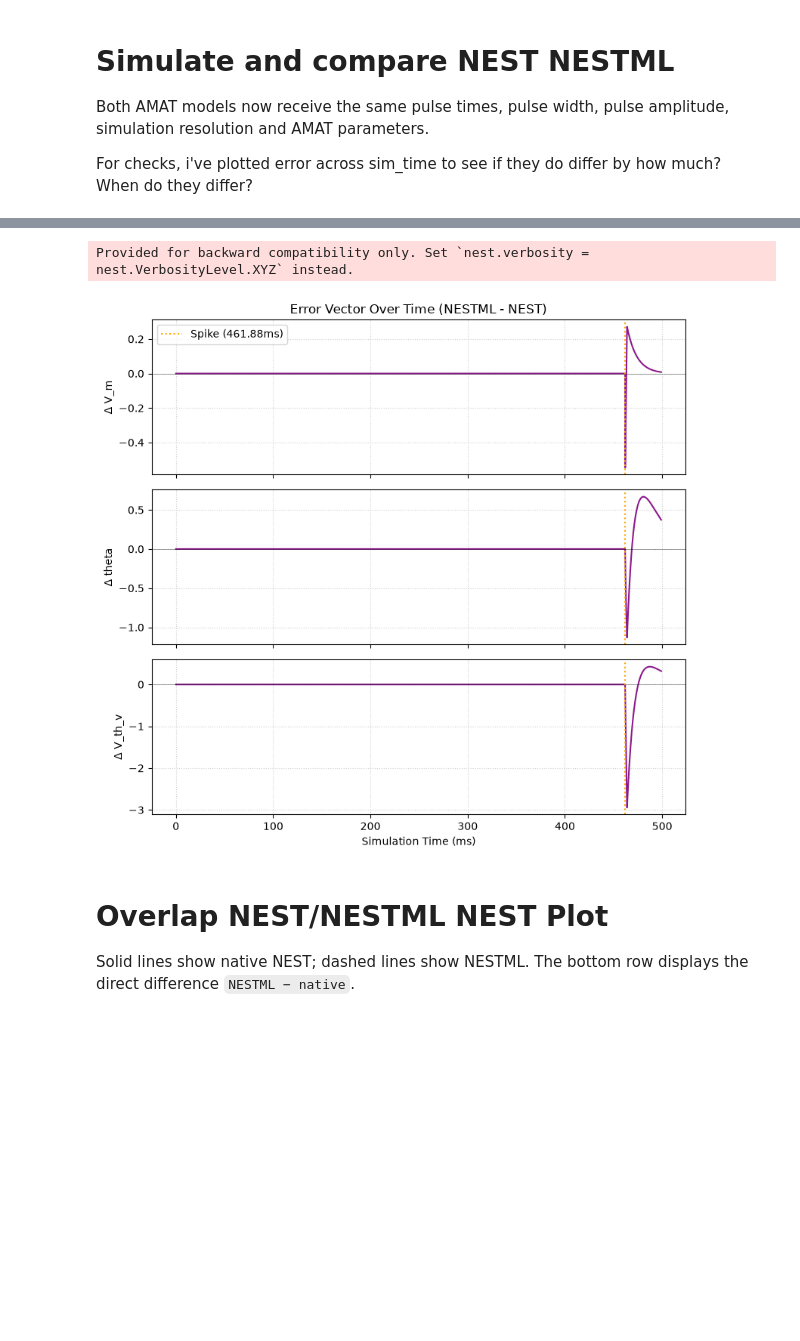
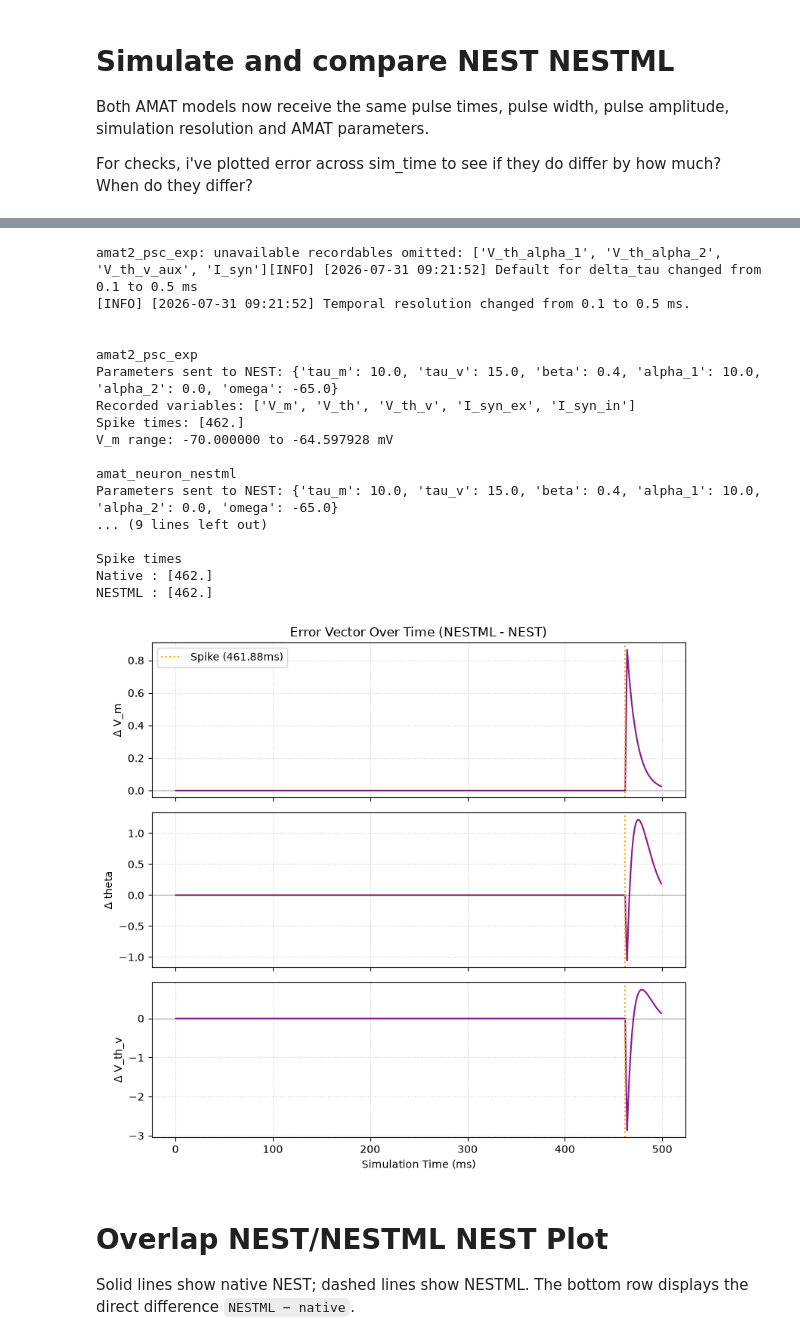
Before and after one commit to awg2024/jsc_nestml_amat, a Jupyter notebook: juypter/scripts/AMAT_NESTML_NEST.ipynb, the cells around one changed output, grey strips where cells are left out. Saved outputs shown, nothing was run; the diff lists cells and outputs as text; code cells hidden in the pictures; blank space fills up the shorter version.

```diff
--- a/juypter/scripts/AMAT_NESTML_NEST.ipynb
+++ b/juypter/scripts/AMAT_NESTML_NEST.ipynb
@@ -60,9 +60,9 @@ def build_nestml_model(
 
 # defining global variables
 nest_model = "amat2_psc_exp"
-nestml_source = Path("./neurons_nestml/amat_neuron.nestml")
+nestml_source = Path("../neurons_nestml/amat_neuron.nestml")
 nestml_module = "nestml_amat_module"
-resolution_ms = 0.01
+resolution_ms = 0.5     # running resolution_ms test (0.5 to 0.0125)
 
 # calling build function
 module_name, nestml_model = build_nestml_model(
@@ -237,19 +237,22 @@ def select_recordables(model_name: str, requested: Sequence[str]) -> list[str]:
 
     return selected
 # %%
-def reconstruct_spike_kernel(times, spike_times, alpha, tau):
-    """
-    Reconstruct spike-history threshold component:
-        theta_alpha(t) = sum_k alpha * exp(-(t - t_k) / tau), for t >= t_k
-    """
-    times = np.asarray(times)
-    kernel = np.zeros_like(times, dtype=float)
+def reconstruct_spike_kernel(times,
+                             spike_times,
+                             alpha,
+                             tau):
 
-    for tk in spike_times:
-        mask = times >= tk
-        kernel[mask] += alpha * np.exp(-(times[mask] - tk) / tau)
+    # converting the inputs into NumPy arrays of decimal numbers to guarantee fast mathematical operations.
+    times = np.asarray(times, dtype=float)
+    spike_times = np.asarray(spike_times, dtype=float)
+    result = np.zeros_like(times)
 
-    return kernel
+    for spike_time in spike_times:
+        mask = times >= spike_time # loops through each individual spike timestamp one by one to calculate its contribution to the overall signal.
+        result[mask] += (alpha * np.exp(-(times[mask] - spike_time) / tau))
+        # Creates a filter of True and False values. applying the timepoint to the exact timepoint
+
+    return result
 
 
 def derive_traces(events, spikes, params, config, model_kind):
@@ -702,6 +705,20 @@ print("Native NEST simulation finished.")
 generated = standardise_result(nestml_result, config)
 print("NESTML simulation finished.")
 
+native["V_th_alpha_1"] = reconstruct_spike_kernel(
+    times=native["times"],
+    spike_times=native["spike_times"],
+    alpha=native_result.parameters["alpha_1"],
+    tau=nest.GetDefaults(nest_model)["tau_1"],
+)
+
+native["V_th_alpha_2"] = reconstruct_spike_kernel(
+    times=native["times"],
+    spike_times=native["spike_times"],
+    alpha=native_result.parameters["alpha_2"],
+    tau=nest.GetDefaults(nest_model)["tau_2"],
+)
+
 assert np.allclose(native["times"], generated["times"])
 
 comparison_metrics = {
@@ -768,5 +769,21 @@ NESTML : [461.88]
-Provided for backward compatibility only. Set `nest.verbosity = nest.VerbosityLevel.XYZ` instead.
+amat2_psc_exp: unavailable recordables omitted: ['V_th_alpha_1', 'V_th_alpha_2', 'V_th_v_aux', 'I_syn'][INFO] [2026-07-31 09:21:52] Default for delta_tau changed from 0.1 to 0.5 ms
+[INFO] [2026-07-31 09:21:52] Temporal resolution changed from 0.1 to 0.5 ms.
+
+
+amat2_psc_exp
+Parameters sent to NEST: {'tau_m': 10.0, 'tau_v': 15.0, 'beta': 0.4, 'alpha_1': 10.0, 'alpha_2': 0.0, 'omega': -65.0}
+Recorded variables: ['V_m', 'V_th', 'V_th_v', 'I_syn_ex', 'I_syn_in']
+Spike times: [462.]
+V_m range: -70.000000 to -64.597928 mV
+
+amat_neuron_nestml
+Parameters sent to NEST: {'tau_m': 10.0, 'tau_v': 15.0, 'beta': 0.4, 'alpha_1': 10.0, 'alpha_2': 0.0, 'omega': -65.0}
+... (9 lines left out)
+
+Spike times
+Native : [462.]
+NESTML : [462.]
-[figure, old version]
+[figure, new version]
 # %% [markdown]
 # Overlap NEST/NESTML NEST Plot
 
```
Also changed, not shown: parts of 4 cells of this notebook, 52 other files.
